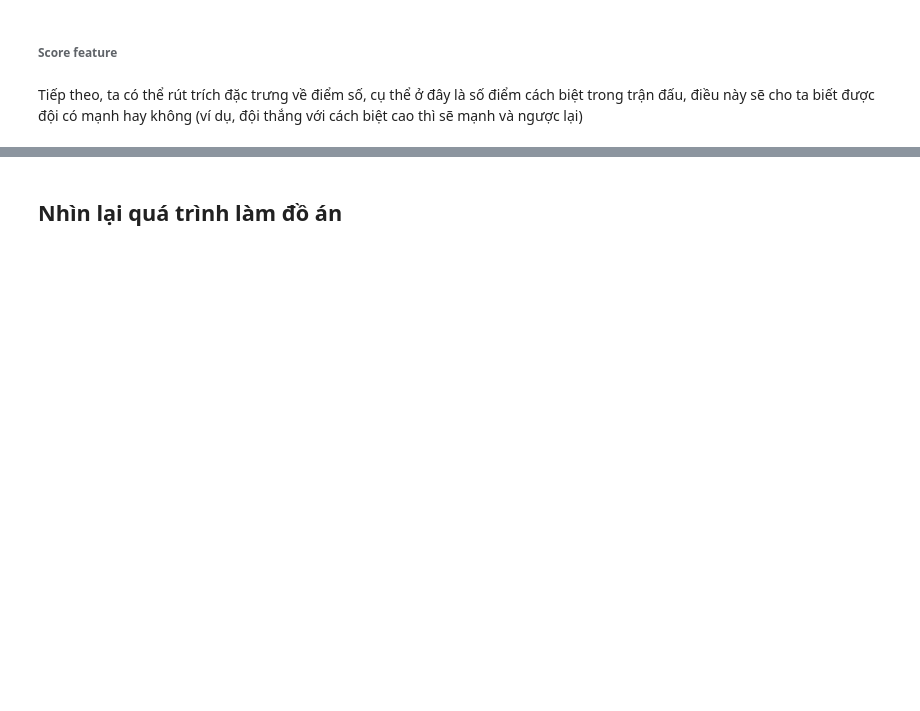
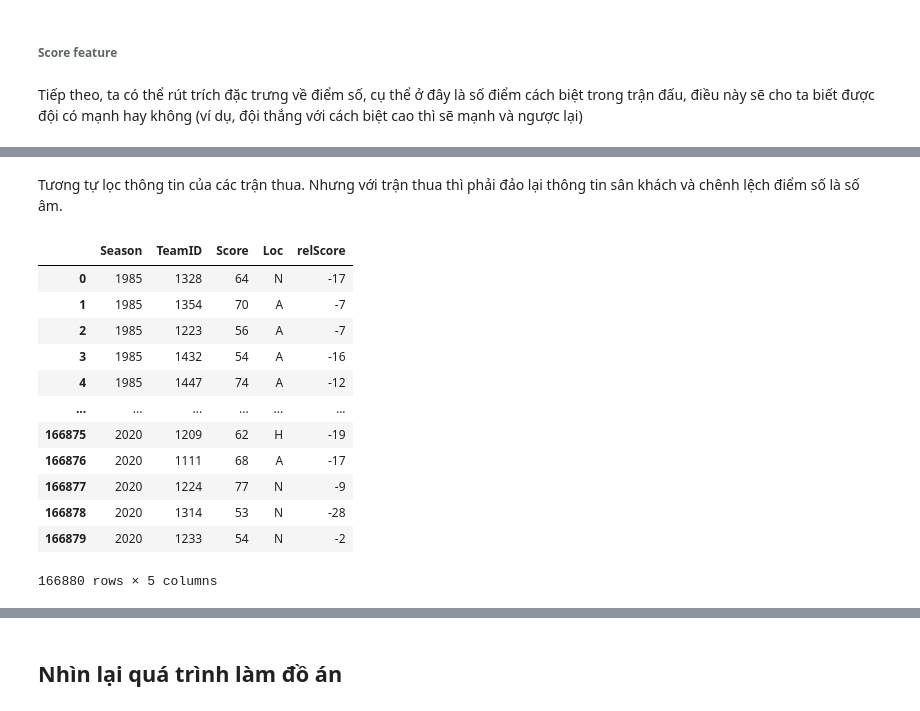
Before and after one commit to nomiku1999/KTDLUD, a Jupyter notebook: Report.ipynb, the cells around one changed output, grey strips where cells are left out. Drawn from its saved outputs; the diff is of its cells as text; code cells hidden in the pictures; blank space fills up the shorter version.

```diff
--- a/Report.ipynb
+++ b/Report.ipynb
@@ -417,0 +451,23 @@ Tiếp theo, ta có thể rút trích đặc trưng về điểm số, cụ th
+# %% [markdown]
+Tương tự lọc thông tin của các trận thua. Nhưng với trận thua thì phải đảo lại thông tin sân khách và chênh lệch điểm số là số âm.
+# %%
+l_scr = MRSCResults.loc[:, ['Season', 'LTeamID', 'LScore', 'WLoc','relScore']]
+l_scr['WLoc'] = l_scr.WLoc.apply(lambda x: 'H' if x == 'A' else 'A' \
+                                 if x == 'H' else 'N')
+l_scr['relScore'] = -1 * l_scr.relScore
+l_scr.columns = ['Season', 'TeamID','Score','Loc','relScore']
+l_scr
+# %% [output]
+|  | Season | TeamID | Score | Loc | relScore |
+| 0 | 1985 | 1328 | 64 | N | -17 |
+| 1 | 1985 | 1354 | 70 | A | -7 |
+| 2 | 1985 | 1223 | 56 | A | -7 |
+| 3 | 1985 | 1432 | 54 | A | -16 |
+| 4 | 1985 | 1447 | 74 | A | -12 |
+| ... | ... | ... | ... | ... | ... |
+| 166875 | 2020 | 1209 | 62 | H | -19 |
+| 166876 | 2020 | 1111 | 68 | A | -17 |
+| 166877 | 2020 | 1224 | 77 | N | -9 |
+| 166878 | 2020 | 1314 | 53 | N | -28 |
+| 166879 | 2020 | 1233 | 54 | N | -2 |
+166880 rows × 5 columns
```
Also changed, not shown: parts of 13 cells of this notebook.
